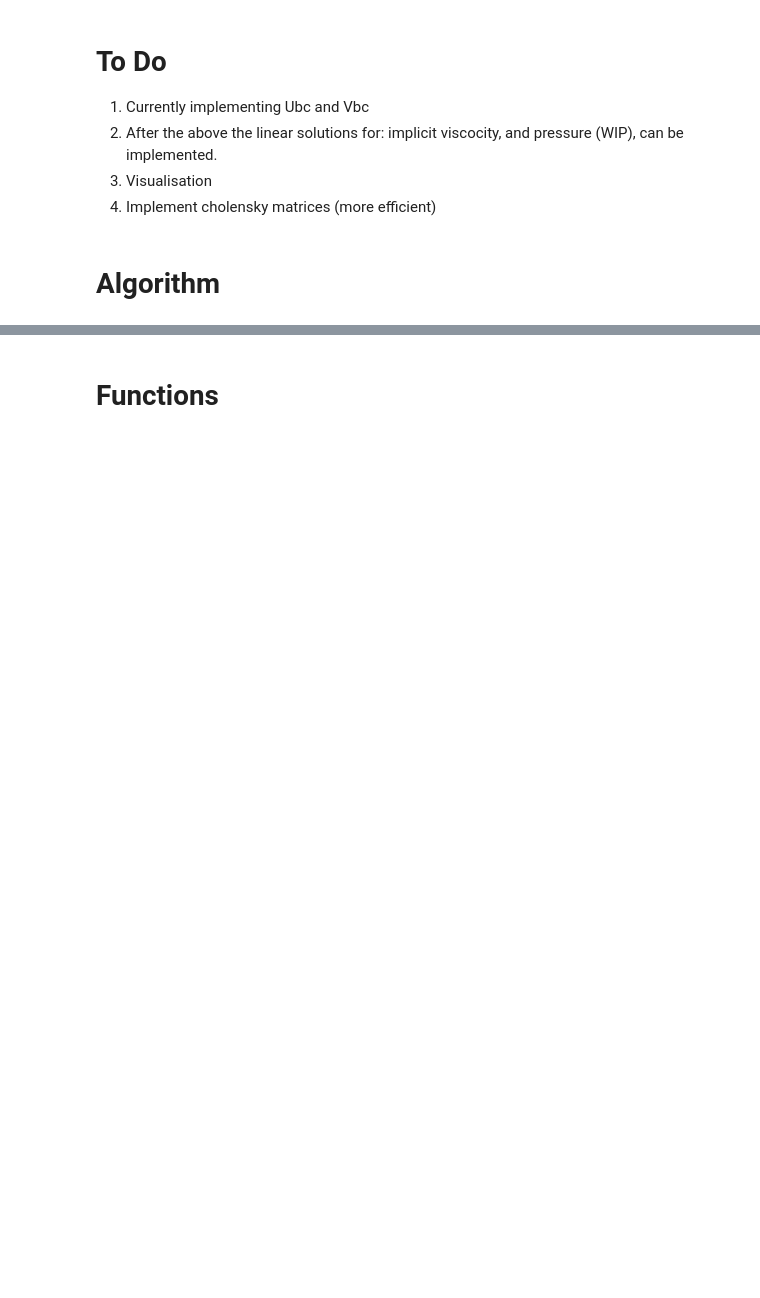
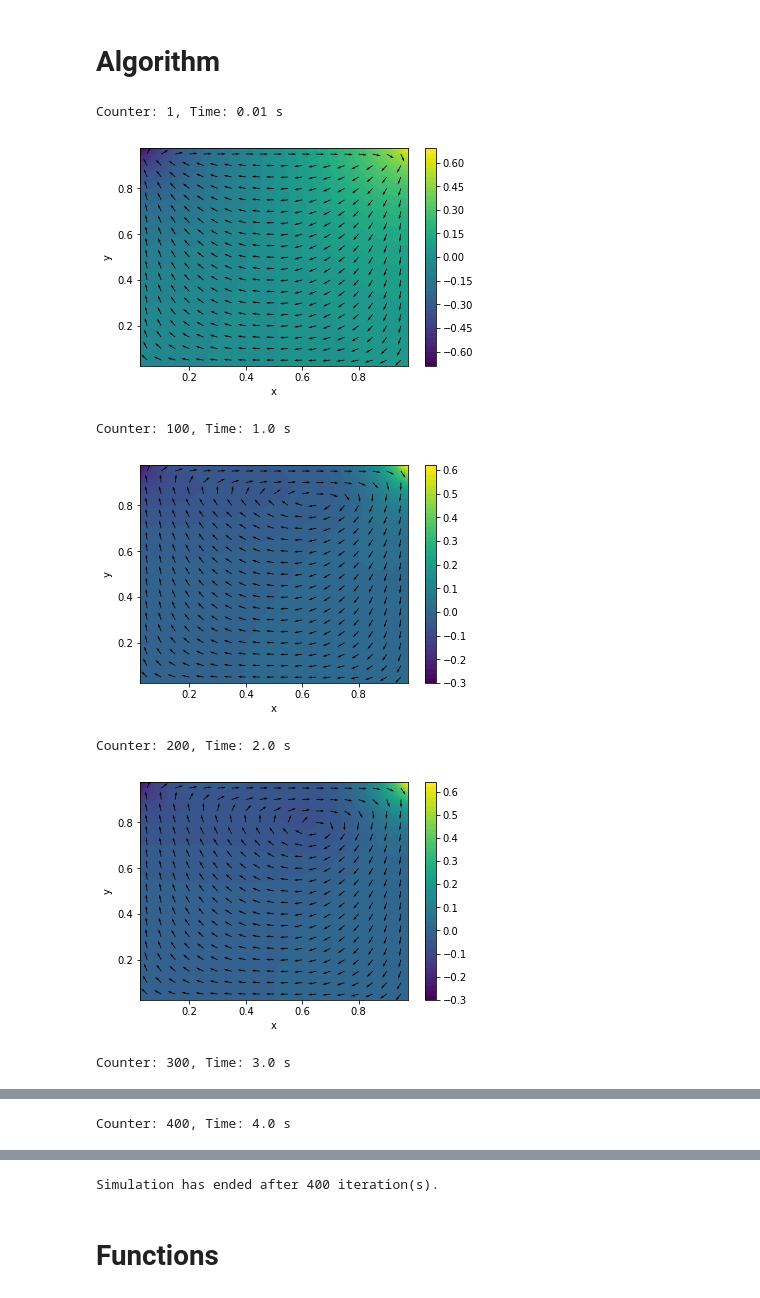
Before and after one commit to VHeusinkveld/2D_Incompressible_NV_Solver-CP4, a Jupyter notebook: navier_stokes.ipynb, the cells around one changed output, grey strips where cells are left out. Cells and saved outputs as stored; diff of their text form; code cells hidden in the pictures; blank space fills up the shorter version.

Commit message:
implemented velocity arrow overlay for density plot

```diff
--- a/navier_stokes.ipynb
+++ b/navier_stokes.ipynb
@@ -1,9 +1,3 @@
-# %% [markdown]
-# To Do
-1. Currently implementing Ubc and Vbc
-2. After the above the linear solutions for: implicit viscocity, and pressure (WIP), can be implemented.
-3. Visualisation
-4. Implement cholensky matrices (more efficient)
 # %% [markdown]
 # Algorithm
 # %%
@@ -25,11 +19,11 @@ par = SimpleNamespace()
 
 const.Re = 1e2     # Reynolds number
 const.dt = 1e-2    # time step
-const.tf = 4e-0    # final time
+const.tf = 4e0    # final time
 const.lx = 1       # width of box
 const.ly = 1       # height of box
-const.nx = 6      # number of x-gridpoints
-const.ny = 6     # number of y-gridpoints
+const.nx = 20      # number of x-gridpoints
+const.ny = 20    # number of y-gridpoints
 const.nsteps = 100  # number of steps with graphic output
 
 const.nt = np.ceil(const.tf/const.dt)
@@ -68,7 +62,7 @@ Vbc = const.dt/const.Re*((np.vstack((vS, np.zeros((const.nx,const.ny-3), dtype =
 Lp = spa.kron(spa.eye(const.ny), laplace_m(const.nx, const.hx, 1)) +\
      spa.kron(laplace_m(const.ny, const.hy, 1), spa.eye(const.nx))
 #TODO Why 3/2 Lp[0,0]
-Lp[0,0] = 3/2*Lp[0,0]
+#Lp[0,0] = 3/2*Lp[0,0]
 Lu = spa.eye((const.nx - 1) * const.ny) + \
      (const.dt / const.Re) * ( spa.kron(spa.eye(const.ny), laplace_m(const.nx - 1, const.hx, 2) )  + \
      spa.kron( laplace_m(const.ny, const.hy, 3), spa.eye(const.nx - 1) ) )
@@ -96,7 +90,6 @@ while loop:
 
     # Non linear terms
     Ue = np.vstack((uW, U, uE)).T
-    #print('np.vstack((uW, U, uE)).T = ', Ue)
     Ue = np.vstack((2*uS-Ue[0,:], Ue ,2*uN-Ue[-1,:])).T
 
     Ve = np.vstack((vS, V.T, vN)).T
@@ -117,9 +110,10 @@ while loop:
     ## Derivative matrices UV_x and UV_y
     UVx = np.diff((Ua*Va - gamma(const, U, V)*np.abs(Ua)*Vd), axis=0)/const.hx
     UVy = np.diff((Ua*Va - gamma(const, U, V)*Ud*np.abs(Va)), axis=1)/const.hy
+    #print(gamma(const, U, V))
 
-    if counter == 2:
-        break
+    #if counter == 2:
+    #   break
 
     ## Average and difference matrices
     Ua = ave(Ue[:,1:-1], 'v')
@@ -143,36 +137,56 @@ while loop:
     U = np.reshape(u,(const.nx-1, const.ny), order='F')
     v = spala.spsolve(Lv, np.reshape(V + Vbc,(-1,), order='F'))
     V = np.reshape(v,(const.nx, const.ny-1), order='F')
-    print(counter)
+    #print(counter)
     #if counter == 2:
      #   break
     # Pressure correction
     # WIP, np.diff takes standard the difference over the last exis hence the y axis.
     grad_U = np.diff(np.vstack((uW, U, uE)), n=1, axis=0)/const.hx +\
              np.diff(np.vstack((vS, V.T, vN)).T, n=1, axis=1)/const.hy
-    rhs = (1/const.dt)*np.reshape(grad_U,(-1,), order='F')
+    rhs = np.reshape(grad_U,(-1,), order='F')/const.dt
     p = -spala.spsolve(Lp, rhs)
     P = np.reshape(p,(const.nx,const.ny), order='F')
     U = U - np.diff(P, n=1, axis=0)/const.hx*const.dt
     V = V - np.diff(P, n=1, axis=1)/const.hy*const.dt
-    #if counter == 2:
-        #break
+    #if counter == 1:
+    #    break
     # Visualization
     [X, Y] = np.meshgrid(ave(const.x, 'h'), ave(const.y, 'h'))
     if counter%const.nsteps==0 or counter == 1:
         print('Counter: ' + str(counter) + ',', 'Time: ' + str(const.dt*counter) + ' s')
         # WIP
         # Add velocity contour arrows and possibly Q
         # Would suggest that we make movies like so:
         # https://stackoverflow.com/questions/44947505/how-to-make-a-movie-out-of-images-in-python
         fig = plt.figure()
         #contour = plt.pcolormesh(X, Y, P.T)
-        contour = plt.contourf(X, Y, P.T)
+        plt.contourf(X, Y, P.T, 50)
+
+        Ue = ave(np.vstack((uW, U, uE)).T, 'v')
+        Ue = np.vstack((uS, Ue, uN))
+        Ve = ave(np.vstack((vS, V.T, vN)).T, 'v')
+        Ve = np.vstack((vW, Ve, vE)).T
+        v_len = np.sqrt(Ue**2 + Ve**2)
+        Ue[v_len!=0] = Ue[v_len!=0]/v_len[v_len!=0]
+        Ve[v_len!=0] = Ve[v_len!=0]/v_len[v_len!=0]
+
         plt.colorbar()
         plt.xlabel('x')
         plt.ylabel('y')
+        plt.xlim([np.min(X), np.max(X)])
+        plt.ylim([np.min(Y), np.max(Y)])
+        plt.quiver(const.x, const.y, Ue, Ve)
         plt.show()
 
-    if counter == 2:#np.ceil(const.tf/const.dt):
+    if counter == np.ceil(const.tf/const.dt):
         loop = False
         print('Simulation has ended after ' + str(counter) + ' iteration(s).')
+# %% [output]
+Counter: 1, Time: 0.01 s
+[figure, added]
+Counter: 100, Time: 1.0 s
+[figure, added]
+Counter: 200, Time: 2.0 s
+[figure, added]
+Counter: 300, Time: 3.0 s
@@ -178,0 +194 @@ while loop:
+Counter: 400, Time: 4.0 s
@@ -178,0 +196 @@ while loop:
+Simulation has ended after 400 iteration(s).
```
Also changed, not shown: parts of 27 cells of this notebook.
